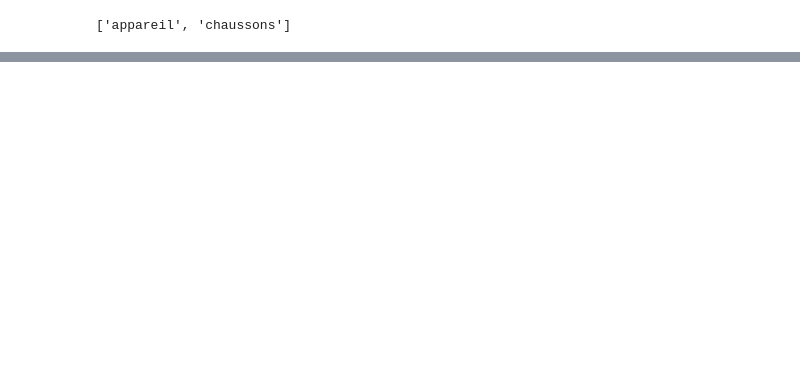
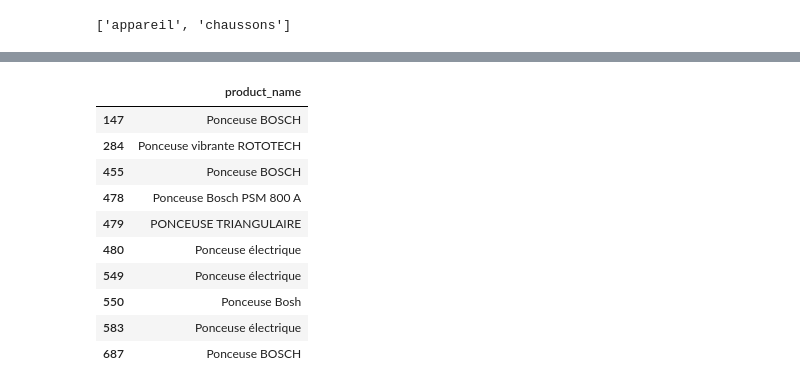
Before and after one commit to NicolasRossignol/Product_categorization, a Jupyter notebook: Product categorization.ipynb, the cells around one changed output, grey strips where cells are left out. Cells and saved outputs as stored; diff of their text form; code cells hidden in the pictures; blank space fills up the shorter version.

```diff
--- a/Product categorization.ipynb
+++ b/Product categorization.ipynb
@@ -78,0 +240,14 @@ doc = 'appareil à chaussons'
+# %%
+data.iloc[np.where(kmeans.labels_==2)].head(10)
+# %% [output]
+|  | product_name |
+| 147 | Ponceuse BOSCH |
+| 284 | Ponceuse vibrante ROTOTECH |
+| 455 | Ponceuse BOSCH |
+| 478 | Ponceuse Bosch PSM 800 A |
+| 479 | PONCEUSE TRIANGULAIRE |
+| 480 | Ponceuse électrique |
+| 549 | Ponceuse électrique |
+| 550 | Ponceuse Bosh |
+| 583 | Ponceuse électrique |
+| 687 | Ponceuse BOSCH |
```
Also changed, not shown: parts of 30 cells of this notebook.
